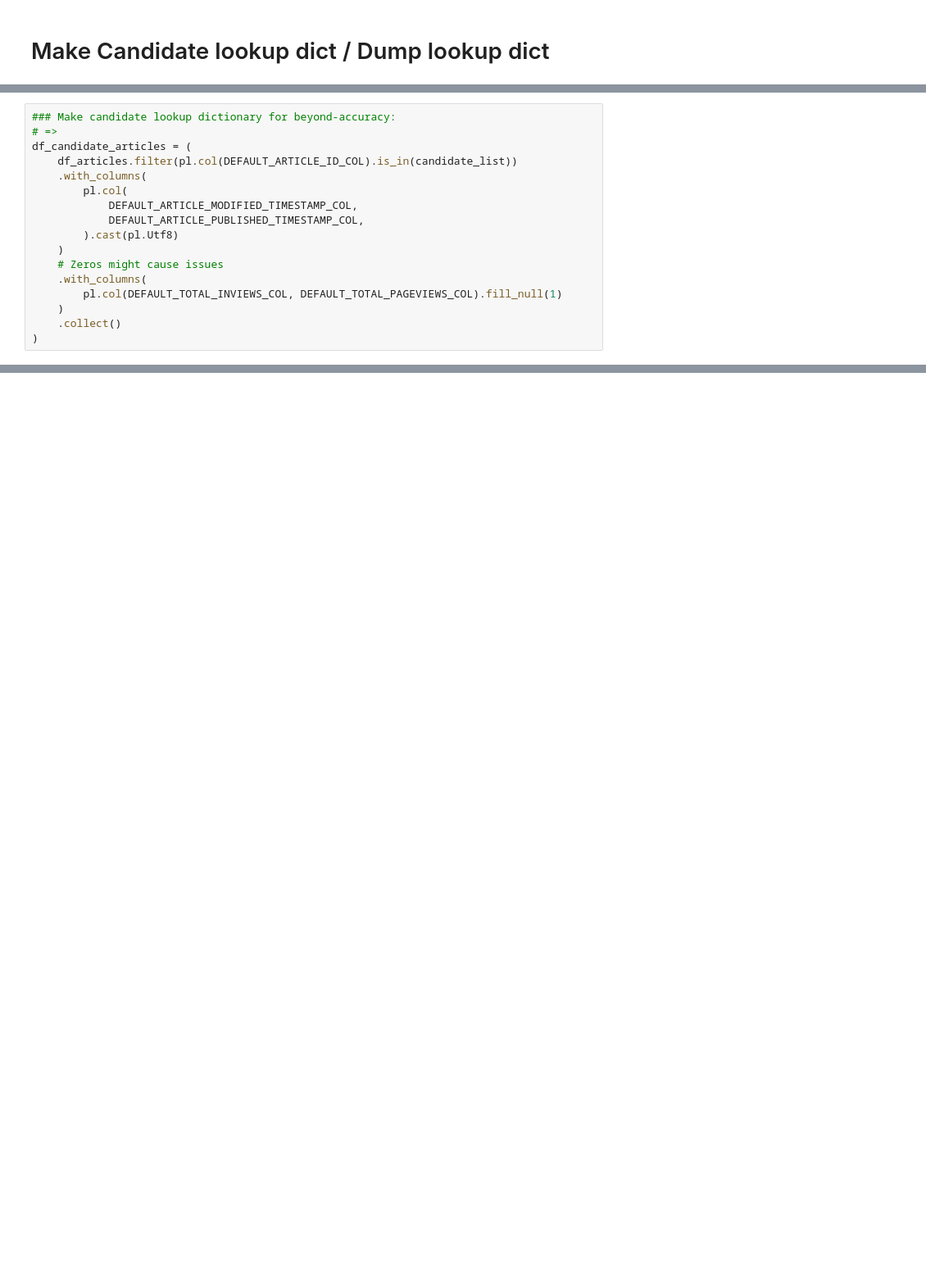
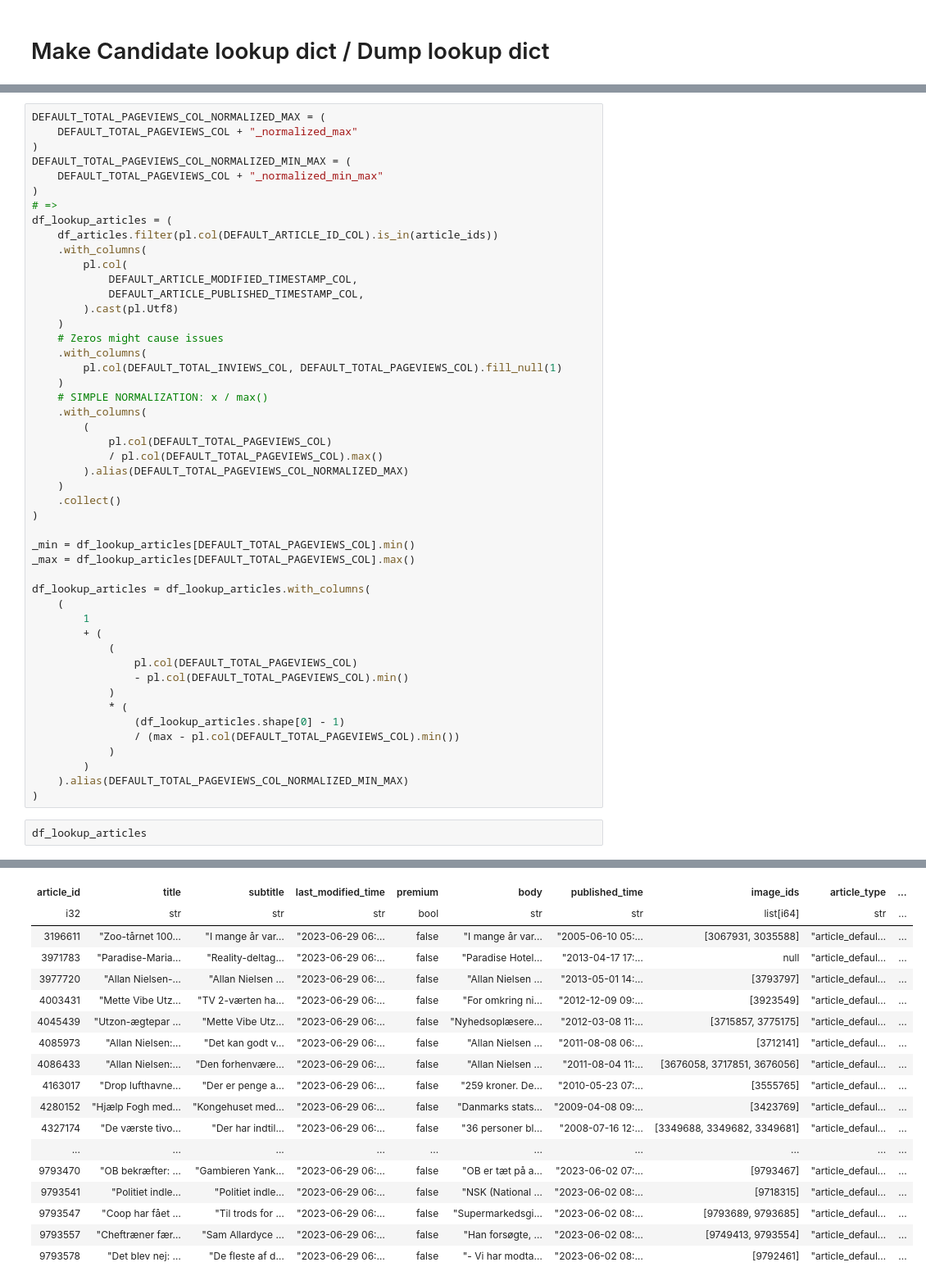
Before and after one commit to ebanalyse/ebnerd-benchmark, a Jupyter notebook: examples/03_beyond_accuracy/make_beyond_accuracy.ipynb, the cells around one changed output, grey strips where cells are left out. Shown: that part at 82% size. Saved outputs shown, nothing was run; the diff lists cells and outputs as text; blank space fills up the shorter version.

```diff
--- a/examples/03_beyond_accuracy/make_beyond_accuracy.ipynb
+++ b/examples/03_beyond_accuracy/make_beyond_accuracy.ipynb
@@ -162,8 +223,13 @@ shape: (3, 1)
 # %%
-### Make candidate lookup dictionary for beyond-accuracy:
+DEFAULT_TOTAL_PAGEVIEWS_COL_NORMALIZED_MAX = (
+    DEFAULT_TOTAL_PAGEVIEWS_COL + "_normalized_max"
+)
+DEFAULT_TOTAL_PAGEVIEWS_COL_NORMALIZED_MIN_MAX = (
+    DEFAULT_TOTAL_PAGEVIEWS_COL + "_normalized_min_max"
+)
 # =>
-df_candidate_articles = (
-    df_articles.filter(pl.col(DEFAULT_ARTICLE_ID_COL).is_in(candidate_list))
+df_lookup_articles = (
+    df_articles.filter(pl.col(DEFAULT_ARTICLE_ID_COL).is_in(article_ids))
     .with_columns(
         pl.col(
             DEFAULT_ARTICLE_MODIFIED_TIMESTAMP_COL,
@@ -174,5 +240,34 @@ df_candidate_articles = (
     .with_columns(
         pl.col(DEFAULT_TOTAL_INVIEWS_COL, DEFAULT_TOTAL_PAGEVIEWS_COL).fill_null(1)
     )
+    # SIMPLE NORMALIZATION: x / max()
+    .with_columns(
+        (
+            pl.col(DEFAULT_TOTAL_PAGEVIEWS_COL)
+            / pl.col(DEFAULT_TOTAL_PAGEVIEWS_COL).max()
+        ).alias(DEFAULT_TOTAL_PAGEVIEWS_COL_NORMALIZED_MAX)
+    )
     .collect()
 )
+
+_min = df_lookup_articles[DEFAULT_TOTAL_PAGEVIEWS_COL].min()
+_max = df_lookup_articles[DEFAULT_TOTAL_PAGEVIEWS_COL].max()
+
+df_lookup_articles = df_lookup_articles.with_columns(
+    (
+        1
+        + (
+            (
+                pl.col(DEFAULT_TOTAL_PAGEVIEWS_COL)
+                - pl.col(DEFAULT_TOTAL_PAGEVIEWS_COL).min()
+            )
+            * (
+                (df_lookup_articles.shape[0] - 1)
+                / (max - pl.col(DEFAULT_TOTAL_PAGEVIEWS_COL).min())
+            )
+        )
+    ).alias(DEFAULT_TOTAL_PAGEVIEWS_COL_NORMALIZED_MIN_MAX)
+)
+# %%
+df_lookup_articles
+# %% [output]
@@ -179,3 +275,21 @@ df_candidate_articles = (
+| article_id | title | subtitle | last_modified_time | premium | body | published_time | image_ids | article_type | ... |
+| i32 | str | str | str | bool | str | str | list[i64] | str | ... |
+| 3196611 | "Zoo-tårnet 100… | "I mange år var… | "2023-06-29 06:… | false | "I mange år var… | "2005-06-10 05:… | [3067931, 3035588] | "article_defaul… | ... |
+| 3971783 | "Paradise-Maria… | "Reality-deltag… | "2023-06-29 06:… | false | "Paradise Hotel… | "2013-04-17 17:… | null | "article_defaul… | ... |
+| 3977720 | "Allan Nielsen-… | "Allan Nielsen … | "2023-06-29 06:… | false | "Allan Nielsen … | "2013-05-01 14:… | [3793797] | "article_defaul… | ... |
+| 4003431 | "Mette Vibe Utz… | "TV 2-værten ha… | "2023-06-29 06:… | false | "For omkring ni… | "2012-12-09 09:… | [3923549] | "article_defaul… | ... |
+| 4045439 | "Utzon-ægtepar … | "Mette Vibe Utz… | "2023-06-29 06:… | false | "Nyhedsoplæsere… | "2012-03-08 11:… | [3715857, 3775175] | "article_defaul… | ... |
+| 4085973 | "Allan Nielsen:… | "Det kan godt v… | "2023-06-29 06:… | false | "Allan Nielsen … | "2011-08-08 06:… | [3712141] | "article_defaul… | ... |
+| 4086433 | "Allan Nielsen:… | "Den forhenvære… | "2023-06-29 06:… | false | "Allan Nielsen … | "2011-08-04 11:… | [3676058, 3717851, 3676056] | "article_defaul… | ... |
+| 4163017 | "Drop lufthavne… | "Der er penge a… | "2023-06-29 06:… | false | "259 kroner. De… | "2010-05-23 07:… | [3555765] | "article_defaul… | ... |
+| 4280152 | "Hjælp Fogh med… | "Kongehuset med… | "2023-06-29 06:… | false | "Danmarks stats… | "2009-04-08 09:… | [3423769] | "article_defaul… | ... |
+| 4327174 | "De værste tivo… | "Der har indtil… | "2023-06-29 06:… | false | "36 personer bl… | "2008-07-16 12:… | [3349688, 3349682, 3349681] | "article_defaul… | ... |
+| ... | ... | ... | ... | ... | ... | ... | ... | ... | ... |
+| 9793470 | "OB bekræfter: … | "Gambieren Yank… | "2023-06-29 06:… | false | "OB er tæt på a… | "2023-06-02 07:… | [9793467] | "article_defaul… | ... |
+| 9793541 | "Politiet indle… | "Politiet indle… | "2023-06-29 06:… | false | "NSK (National … | "2023-06-02 08:… | [9718315] | "article_defaul… | ... |
+| 9793547 | "Coop har fået … | "Til trods for … | "2023-06-29 06:… | false | "Supermarkedsgi… | "2023-06-02 08:… | [9793689, 9793685] | "article_defaul… | ... |
+| 9793557 | "Cheftræner fær… | "Sam Allardyce … | "2023-06-29 06:… | false | "Han forsøgte, … | "2023-06-02 08:… | [9749413, 9793554] | "article_defaul… | ... |
+| 9793578 | "Det blev nej: … | "De fleste af d… | "2023-06-29 06:… | false | "- Vi har modta… | "2023-06-02 08:… | [9792461] | "article_defaul… | ... |
 # %% [markdown]
 ## Add embeddings representations
 # %%
```
Also changed, not shown: parts of 54 cells of this notebook, 1 other file.
